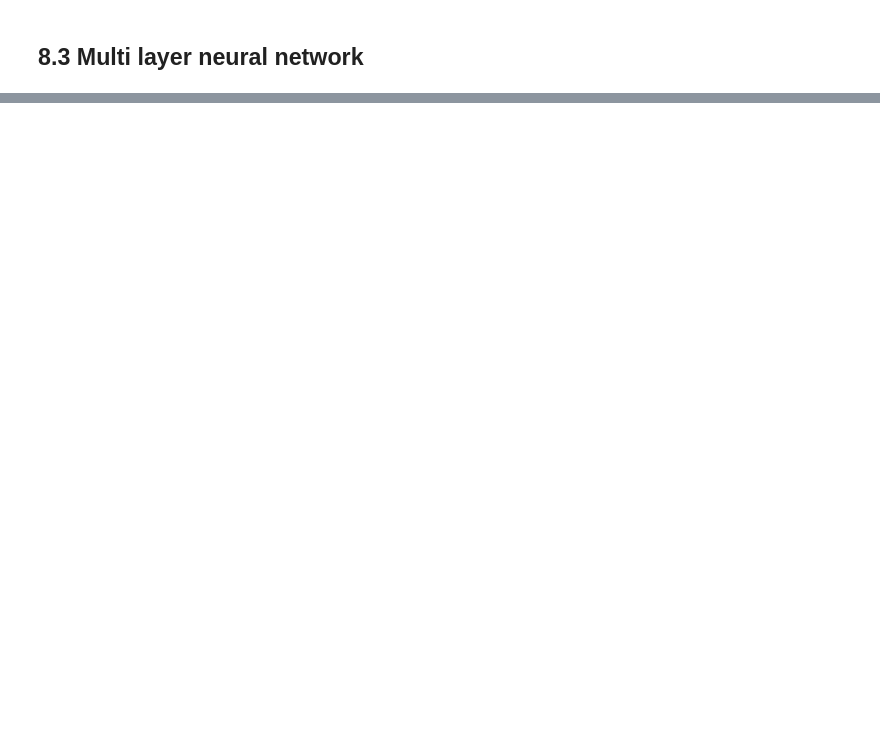
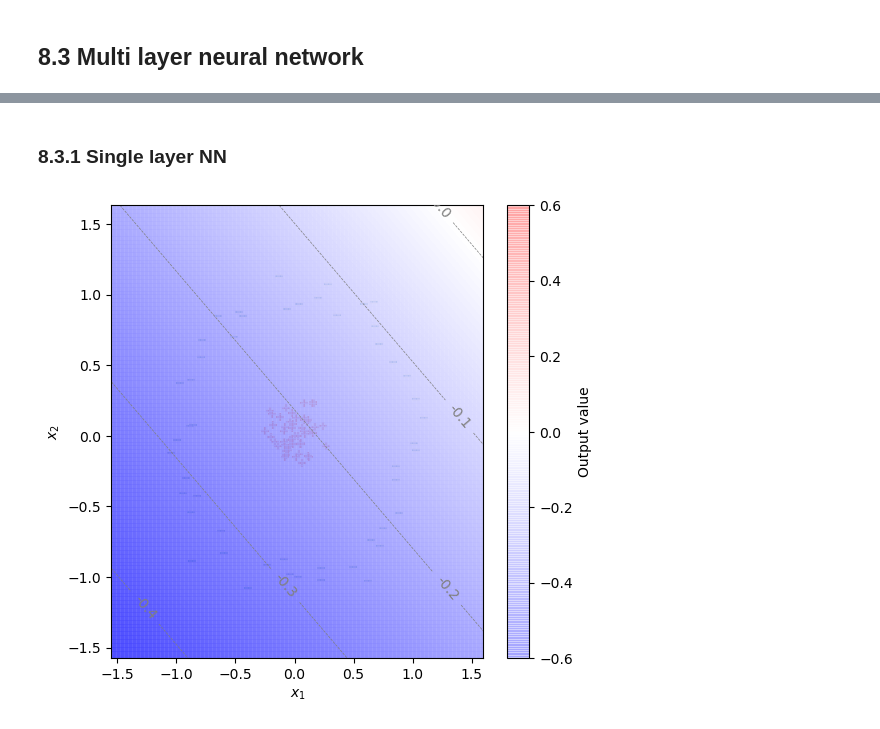
Before and after one commit to masahiro-negishi/TIoT-machine-learning, a Jupyter notebook: Classification/neural_neowork_2.ipynb, the cells around one changed output, grey strips where cells are left out. Drawn from its saved outputs; the diff is of its cells as text; code cells hidden in the pictures; blank space fills up the shorter version.

```diff
--- a/Classification/neural_neowork_2.ipynb
+++ b/Classification/neural_neowork_2.ipynb
@@ -259,2 +266,14 @@ OrderedDict([('linear1.weight', tensor([[ 0.9903, -3.7716]])),
 # %% [markdown]
 ## 8.3 Multi layer neural network
+# %%
+from sklearn.datasets import make_circles
+
+D = make_circles(100, factor=.1, noise=.1, random_state=9)
+
+dtype=torch.float
+X = torch.from_numpy(D[0]).type(dtype)
+Y = torch.from_numpy(D[1].reshape(-1, 1)).type(dtype)
+
+fig, ax = init_graph(X)
+plot_data(ax, X, Y)
+plt.show()
@@ -260,0 +282,27 @@ OrderedDict([('linear1.weight', tensor([[ 0.9903, -3.7716]])),
+# %% [markdown]
+### 8.3.1 Single layer NN
+# %%
+dataset = TensorDataset(X, Y)
+loader = DataLoader(dataset, batch_size=4, shuffle=True)
+
+model = torch.nn.Sequential(
+    torch.nn.Linear(2, 1, bias=True)
+)
+loss_fn = torch.nn.BCEWithLogitsLoss()
+optimizer = torch.optim.SGD(model.parameters(), lr=0.5)
+
+for t in range(1000):
+    for x, y in loader:
+        y_hat = model(x)
+        loss = loss_fn(y_hat, y)
+
+        optimizer.zero_grad()
+        loss.backward()
+        optimizer.step()
+
+fig, ax = init_graph(X)
+plot_data(ax, X, Y)
+draw_heatmap(fig, ax, model, 0.1)
+plt.show()
+# %% [output]
+[figure, added]
```
Also changed, not shown: parts of 34 cells of this notebook.
